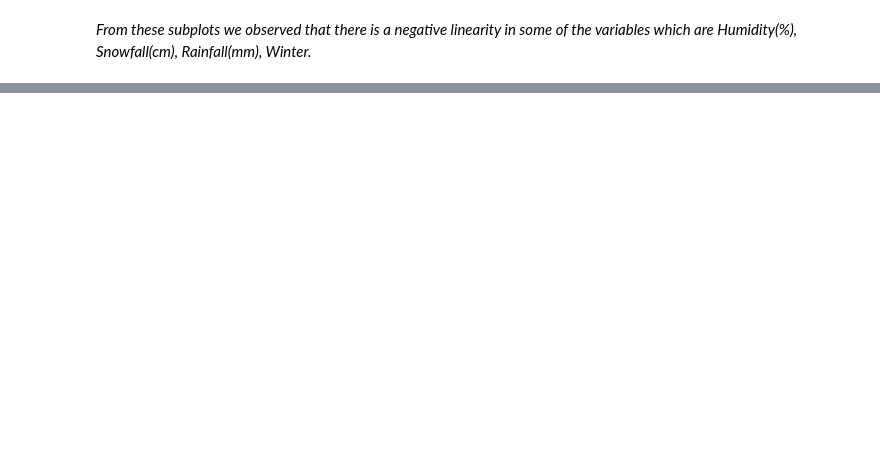
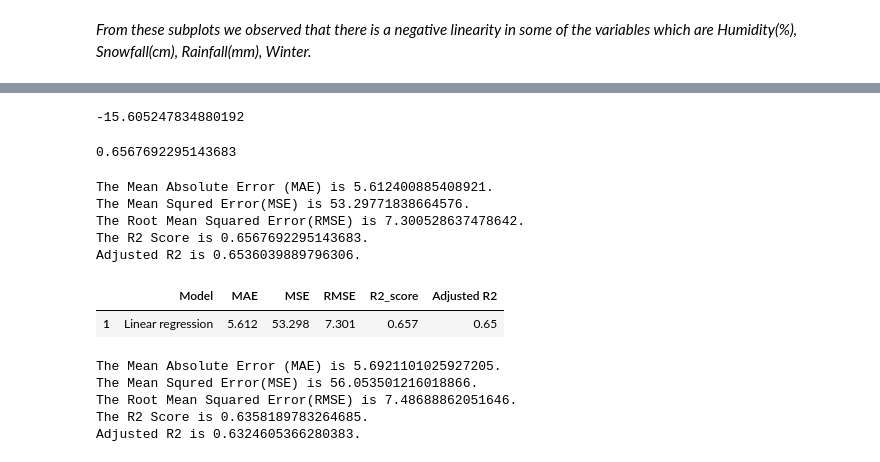
Before and after one commit to satendra-p/Bike_Sharing_Demand_Prediction_using_ML_Reggression, a Jupyter notebook: Bike_Sharing_Demand_Prediction_using_ML_Reggression.ipynb, the cells around one changed output, grey strips where cells are left out. Cells and saved outputs as stored; diff of their text form; code cells hidden in the pictures; blank space fills up the shorter version.

```diff
--- a/Bike_Sharing_Demand_Prediction_using_ML_Reggression.ipynb
+++ b/Bike_Sharing_Demand_Prediction_using_ML_Reggression.ipynb
@@ -553,0 +638,16 @@ for n,column in enumerate(independent_variables):
+# %%
+#Checking the intercept.
+regressor.intercept_
+# %% [output]
+-15.605247834880192
+# %%
+#Checking the score.
+regressor.score(X_train,y_train)
+# %% [output]
+0.6567692295143683
+# %%
+# Y peredictions on train data
+y_pred_train = regressor.predict(X_train)
+
+# y predictions on test data
+y_pred_test = regressor.predict(X_test)
@@ -553,0 +660,38 @@ for n,column in enumerate(independent_variables):
+# %%
+# evaluation metrics for TRAIN data
+
+MSE_lr = mean_squared_error(y_train, y_pred_train)
+MAE_lr = mean_absolute_error(y_train, y_pred_train)
+RMSE_lr = np.sqrt(MSE_lr)
+r2_lr = r2_score(y_train,y_pred_train)
+Adjusted_R2_lr = (1-(1-r2_score(y_train, y_pred_train))*((X_test.shape[0]-1)/(X_test.shape[0]-X_test.shape[1]-1)) )
+# %%
+# Evaluation of training data set
+
+print(f"The Mean Absolute Error (MAE) is {MAE_lr}.")
+print(f"The Mean Squred Error(MSE) is {MSE_lr}.")
+print(f"The Root Mean Squared Error(RMSE) is {RMSE_lr}.")
+print(f"The R2 Score is {r2_lr}.")
+print(f"Adjusted R2 is {Adjusted_R2_lr}." )
+# %% [output]
+The Mean Absolute Error (MAE) is 5.612400885408921.
+The Mean Squred Error(MSE) is 53.29771838664576.
+The Root Mean Squared Error(RMSE) is 7.300528637478642.
+The R2 Score is 0.6567692295143683.
+Adjusted R2 is 0.6536039889796306.
+# %%
+# storing the test set metrics value in the train evaluation dataframe.
+dict1={'Model':'Linear regression ',
+       'MAE':round((MAE_lr),3),
+       'MSE':round((MSE_lr),3),
+       'RMSE':round((RMSE_lr),3),
+       'R2_score':round((r2_lr),3),
+       'Adjusted R2':round((Adjusted_R2_lr ),2)
+       }
+# %%
+#Storing the evaluation metrices in dataframe.
+training_df=pd.DataFrame(dict1,index=[1])
+training_df
+# %% [output]
+|  | Model | MAE | MSE | RMSE | R2_score | Adjusted R2 |
+| 1 | Linear regression | 5.612 | 53.298 | 7.301 | 0.657 | 0.65 |
@@ -553,0 +709,14 @@ for n,column in enumerate(independent_variables):
+# %%
+# Evaluation of test data set
+
+print(f"The Mean Absolute Error (MAE) is {MAE_lr}.")
+print(f"The Mean Squred Error(MSE) is {MSE_lr}.")
+print(f"The Root Mean Squared Error(RMSE) is {RMSE_lr}.")
+print(f"The R2 Score is {r2_lr}.")
+print(f"Adjusted R2 is {Adjusted_R2_lr}." )
+# %% [output]
+The Mean Absolute Error (MAE) is 5.6921101025927205.
+The Mean Squred Error(MSE) is 56.053501216018866.
+The Root Mean Squared Error(RMSE) is 7.48688862051646.
+The R2 Score is 0.6358189783264685.
+Adjusted R2 is 0.6324605366280383.
```
Also changed, not shown: parts of 26 cells of this notebook.
